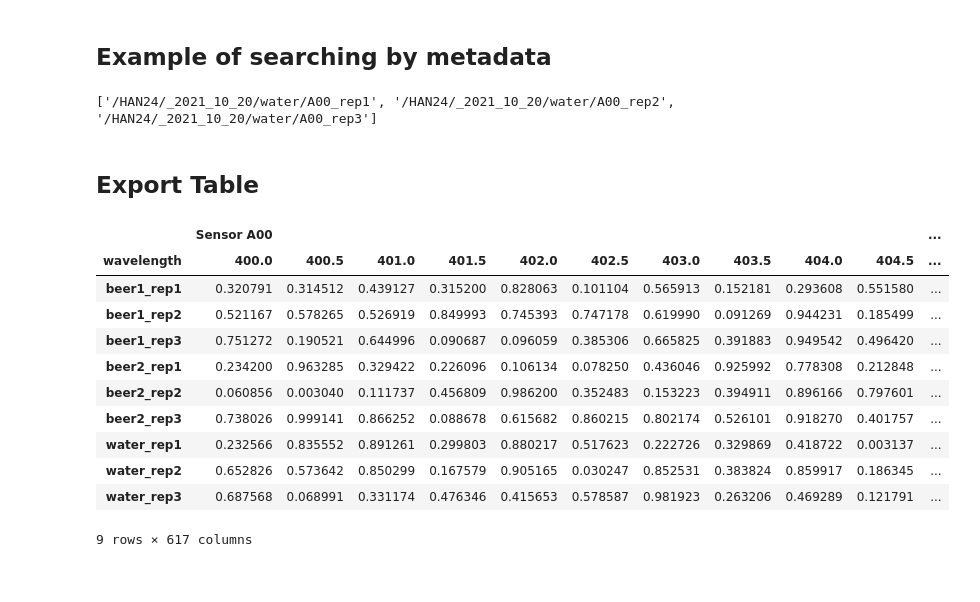
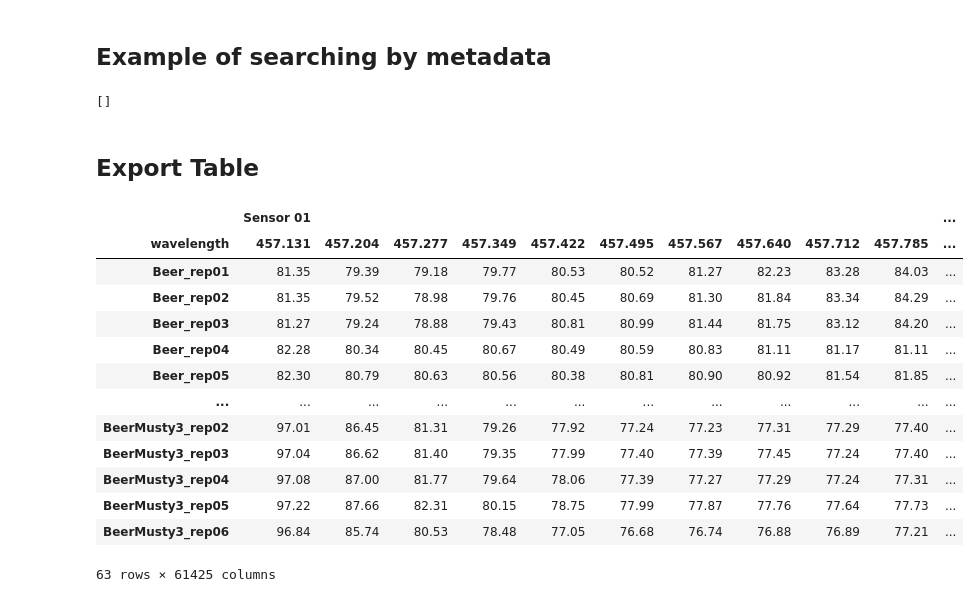
Before and after one commit to calcut/dwt-optical, a Jupyter notebook: h5_import_export.ipynb, the cells around one changed output. Drawn from its saved outputs; the diff is of its cells as text; code cells hidden in the pictures.

```diff
--- a/h5_import_export.ipynb
+++ b/h5_import_export.ipynb
@@ -292,57 +96,31 @@ Found 144 measurements out of 144 expected, including:
 # %% [markdown]
 ## Example of searching by metadata
 # %%
-
-filename = run['filename']
-measurements = get_nodes_with_metadata(filename, '/')
-elements = get_element_list(instrument['Element_rows'],instrument['Element_cols'])
-
-A00 = filter_by_metadata(filename, 'element_index', "A00", measurements)
-A00_water = filter_by_metadata(filename, 'fluid', "water", A00)
+measurements = h5.measurement_nodes(filename, '/')
+A00 = h5.filter_by_metadata(filename, 'element_index', "A00", measurements)
+A00_water = h5.filter_by_metadata(filename, 'fluid', "water", A00)
 
 print(A00_water)
 # %% [output]
-['/HAN24/_2021_10_20/water/A00_rep1', '/HAN24/_2021_10_20/water/A00_rep2', '/HAN24/_2021_10_20/water/A00_rep3']
+[]
 # %% [markdown]
 ## Export Table
-# %%
-
-filename = run['filename']
-measurements = get_nodes_with_metadata(filename, '/')
-# elements = get_element_list(instrument['Element_rows'],instrument['Element_cols'])
-# elements = ['A00', 'A01']
-
-elements = set()
-for node in measurements:
-	data, metadata = h5load(filename, node)
-	elements.add(metadata['element_index'])
-elements = sorted(elements)
-
-frames=[]
-for e in elements:
-    selection = filter_by_metadata(filename, 'element_index', e, measurements)
-    element_df = merge_results(filename, selection)
-    element_df = element_df.transpose()
-    iterables = [[F"Sensor {e}"], element_df.loc['wavelength']]
-    col_ix = pd.MultiIndex.from_product(iterables)
-    element_df.columns = col_ix
-    frames.append(element_df)
-
-
-exportframe = pd.concat(frames, axis=1)
-exportframe.drop('wavelength', inplace=True)
-exportframe.to_csv('export.csv')
-exportframe
-# %% [output]
-|  | Sensor A00 |  |  |  |  |  |  |  |  |  | ... |
-| wavelength | 400.0 | 400.5 | 401.0 | 401.5 | 402.0 | 402.5 | 403.0 | 403.5 | 404.0 | 404.5 | ... |
-| beer1_rep1 | 0.320791 | 0.314512 | 0.439127 | 0.315200 | 0.828063 | 0.101104 | 0.565913 | 0.152181 | 0.293608 | 0.551580 | ... |
-| beer1_rep2 | 0.521167 | 0.578265 | 0.526919 | 0.849993 | 0.745393 | 0.747178 | 0.619990 | 0.091269 | 0.944231 | 0.185499 | ... |
-| beer1_rep3 | 0.751272 | 0.190521 | 0.644996 | 0.090687 | 0.096059 | 0.385306 | 0.665825 | 0.391883 | 0.949542 | 0.496420 | ... |
-| beer2_rep1 | 0.234200 | 0.963285 | 0.329422 | 0.226096 | 0.106134 | 0.078250 | 0.436046 | 0.925992 | 0.778308 | 0.212848 | ... |
-| beer2_rep2 | 0.060856 | 0.003040 | 0.111737 | 0.456809 | 0.986200 | 0.352483 | 0.153223 | 0.394911 | 0.896166 | 0.797601 | ... |
-| beer2_rep3 | 0.738026 | 0.999141 | 0.866252 | 0.088678 | 0.615682 | 0.860215 | 0.802174 | 0.526101 | 0.918270 | 0.401757 | ... |
-| water_rep1 | 0.232566 | 0.835552 | 0.891261 | 0.299803 | 0.880217 | 0.517623 | 0.222726 | 0.329869 | 0.418722 | 0.003137 | ... |
-| water_rep2 | 0.652826 | 0.573642 | 0.850299 | 0.167579 | 0.905165 | 0.030247 | 0.852531 | 0.383824 | 0.859917 | 0.186345 | ... |
-| water_rep3 | 0.687568 | 0.068991 | 0.331174 | 0.476346 | 0.415653 | 0.578587 | 0.981923 | 0.263206 | 0.469289 | 0.121791 | ... |
-9 rows × 617 columns
+# %%
+measurements = h5.measurement_nodes(filename, '/')
+export = h5.export_dataframes(filename, 'export.csv', measurements)
+display(export)
+# %% [output]
+|  | Sensor 01 |  |  |  |  |  |  |  |  |  | ... |
+| wavelength | 457.131 | 457.204 | 457.277 | 457.349 | 457.422 | 457.495 | 457.567 | 457.640 | 457.712 | 457.785 | ... |
+| Beer_rep01 | 81.35 | 79.39 | 79.18 | 79.77 | 80.53 | 80.52 | 81.27 | 82.23 | 83.28 | 84.03 | ... |
+| Beer_rep02 | 81.35 | 79.52 | 78.98 | 79.76 | 80.45 | 80.69 | 81.30 | 81.84 | 83.34 | 84.29 | ... |
+| Beer_rep03 | 81.27 | 79.24 | 78.88 | 79.43 | 80.81 | 80.99 | 81.44 | 81.75 | 83.12 | 84.20 | ... |
+| Beer_rep04 | 82.28 | 80.34 | 80.45 | 80.67 | 80.49 | 80.59 | 80.83 | 81.11 | 81.17 | 81.11 | ... |
+| Beer_rep05 | 82.30 | 80.79 | 80.63 | 80.56 | 80.38 | 80.81 | 80.90 | 80.92 | 81.54 | 81.85 | ... |
+| ... | ... | ... | ... | ... | ... | ... | ... | ... | ... | ... | ... |
+| BeerMusty3_rep02 | 97.01 | 86.45 | 81.31 | 79.26 | 77.92 | 77.24 | 77.23 | 77.31 | 77.29 | 77.40 | ... |
+| BeerMusty3_rep03 | 97.04 | 86.62 | 81.40 | 79.35 | 77.99 | 77.40 | 77.39 | 77.45 | 77.24 | 77.40 | ... |
+| BeerMusty3_rep04 | 97.08 | 87.00 | 81.77 | 79.64 | 78.06 | 77.39 | 77.27 | 77.29 | 77.24 | 77.31 | ... |
+| BeerMusty3_rep05 | 97.22 | 87.66 | 82.31 | 80.15 | 78.75 | 77.99 | 77.87 | 77.76 | 77.64 | 77.73 | ... |
+| BeerMusty3_rep06 | 96.84 | 85.74 | 80.53 | 78.48 | 77.05 | 76.68 | 76.74 | 76.88 | 76.89 | 77.21 | ... |
+63 rows × 61425 columns
```
Also changed, not shown: parts of 12 cells of this notebook, 3 other files.
